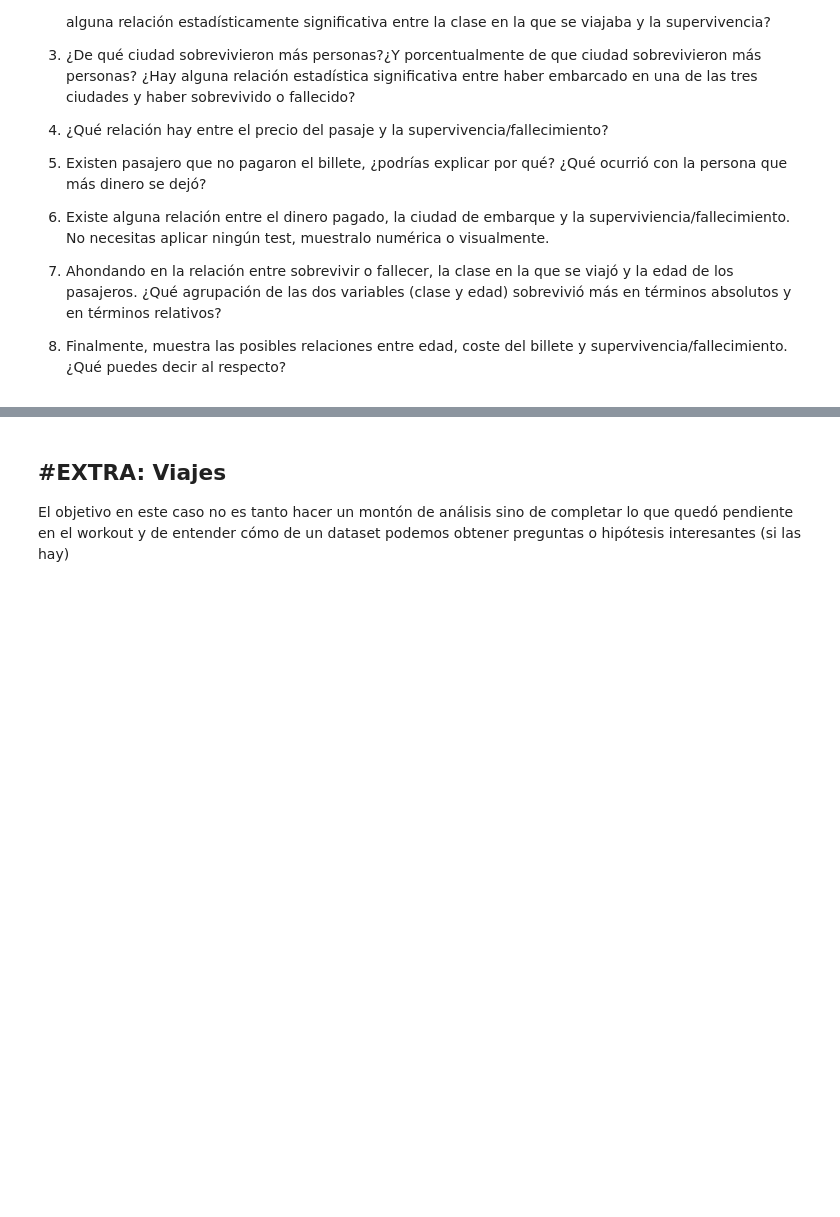
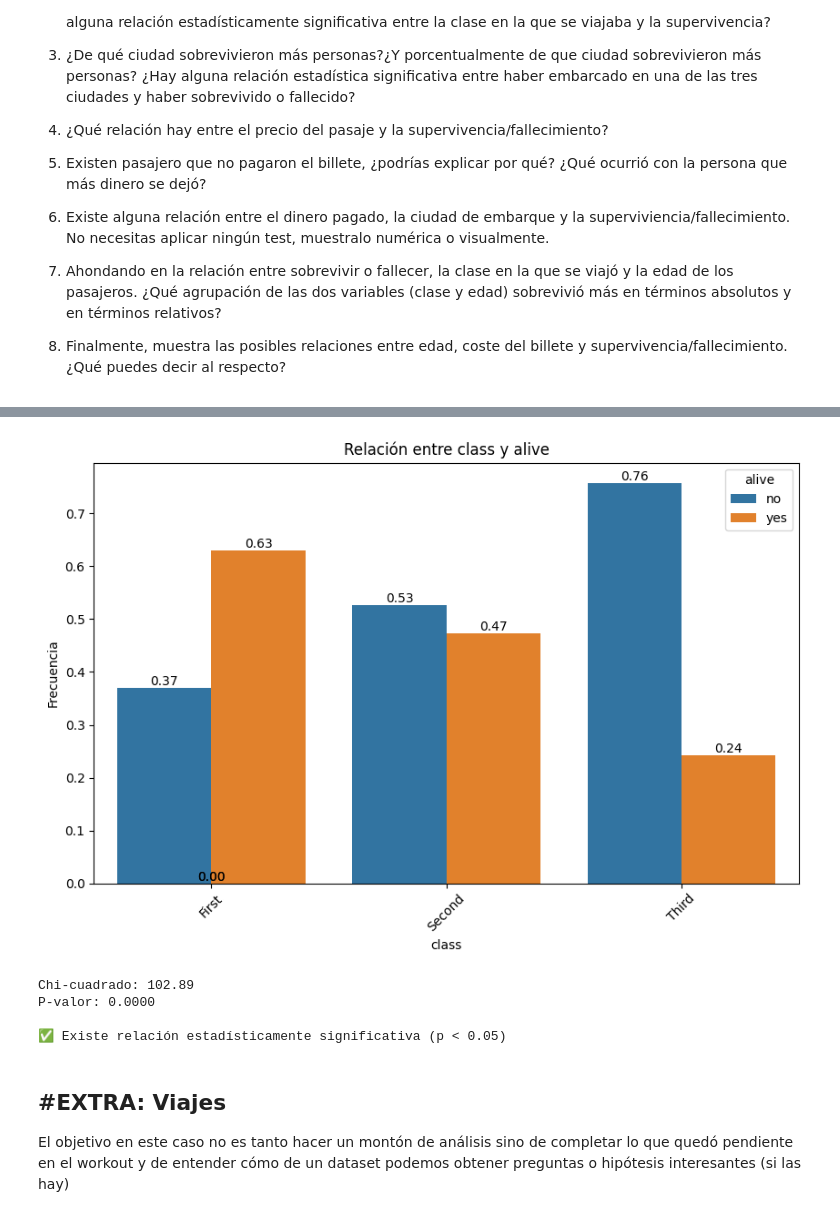
Before and after one commit to Apriroca/repo_ejercicios_ds_ana, a Jupyter notebook: 03_Data_Analysis/Sprint_07/Unidad_02_Estadistica_Descriptiva_Multivariante/03_Practica_Obligatoria/18_Practica_Obligatoria_Multivariante.ipynb, the cells around one changed output, grey strips where cells are left out. Saved outputs shown, nothing was run; the diff lists cells and outputs as text; code cells hidden in the pictures; blank space fills up the shorter version.

```diff
--- a/03_Data_Analysis/Sprint_07/Unidad_02_Estadistica_Descriptiva_Multivariante/03_Practica_Obligatoria/18_Practica_Obligatoria_Multivariante.ipynb
+++ b/03_Data_Analysis/Sprint_07/Unidad_02_Estadistica_Descriptiva_Multivariante/03_Practica_Obligatoria/18_Practica_Obligatoria_Multivariante.ipynb
@@ -117,3 +190,25 @@ Realiza los análisis bivariantes o multivariantes que necesites, así como los
+# %%
+# Gráfico relativo
+plot_categorical_relationship_fin(df_titanic, 'class', 'alive', relative_freq=True, show_values=True)
+# %% [output]
+[figure, added]
+# %%
+# Test Chi-cuadrado
+tabla = pd.crosstab(df_titanic['class'], df_titanic['alive'])
+chi2, p_valor, grados_libertad, frecuencias_esperadas = chi2_contingency(tabla)
+
+print(f"Chi-cuadrado: {chi2:.2f}")
+print(f"P-valor: {p_valor:.4f}")
+
+if p_valor < 0.05:
+    print("\n✅ Existe relación estadísticamente significativa (p < 0.05)")
+else:
+    print("\n❌ No existe relación estadísticamente significativa (p >= 0.05)")
+# %% [output]
+Chi-cuadrado: 102.89
+P-valor: 0.0000
+
+✅ Existe relación estadísticamente significativa (p < 0.05)
 # %% [markdown]
 ## #EXTRA: Viajes
 
```
Also changed, not shown: parts of 9 cells of this notebook.
